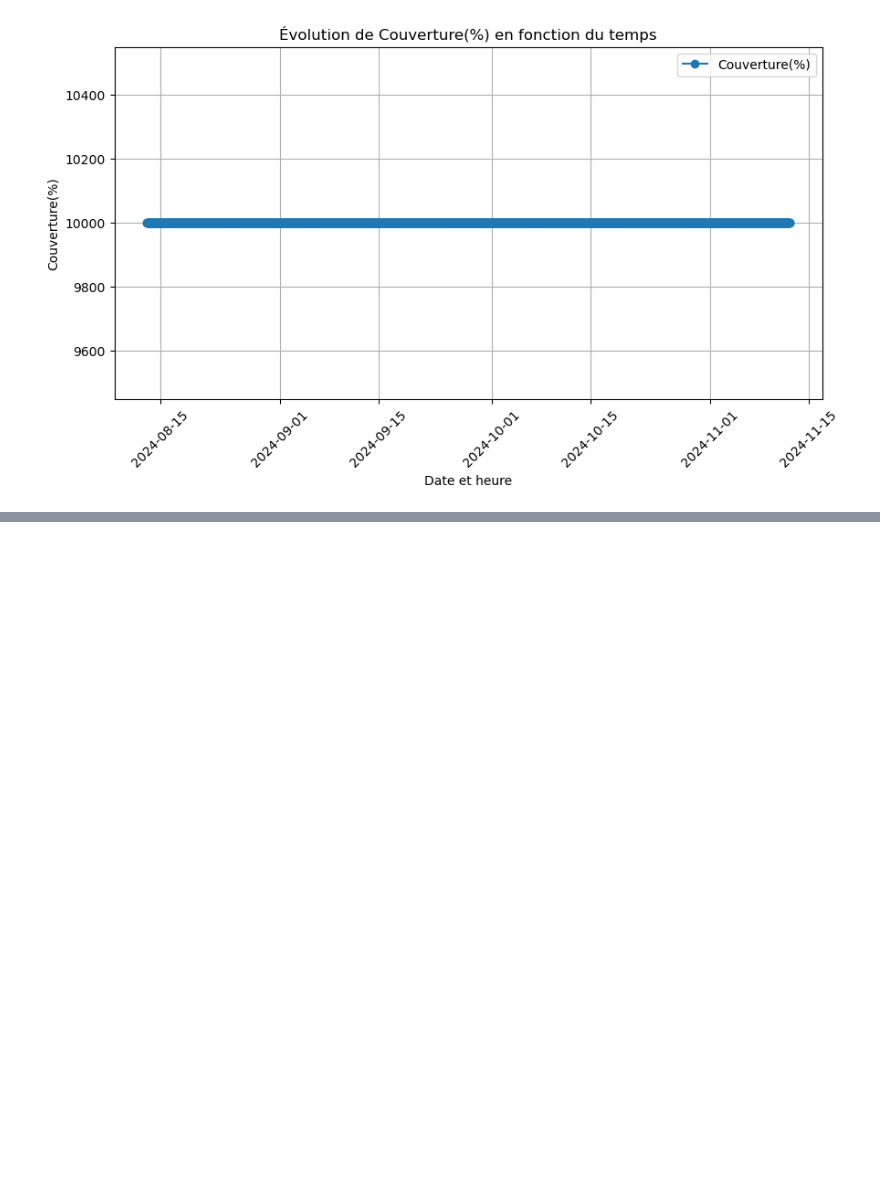
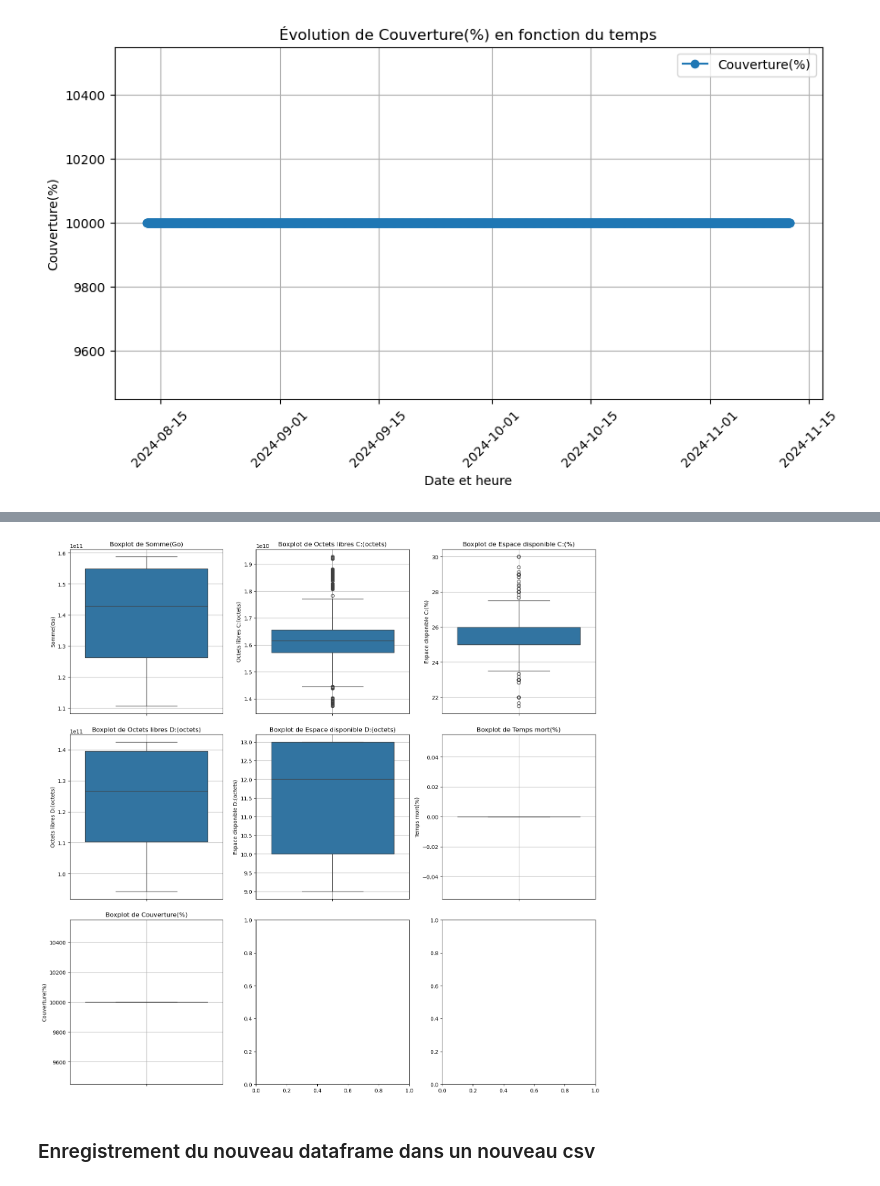
Before and after one commit to AntoineValette/projet_industriel, a Jupyter notebook: notebook/myreport_espace_disque_full.ipynb, the cells around one changed output, grey strips where cells are left out. Cells and saved outputs as stored; diff of their text form; code cells hidden in the pictures; blank space fills up the shorter version.

```diff
--- a/notebook/myreport_espace_disque_full.ipynb
+++ b/notebook/myreport_espace_disque_full.ipynb
@@ -217,0 +223,29 @@ for col in df.columns:
+# %%
+# Sélection des colonnes numériques
+numerical_cols = tab.select_dtypes(include=['number']).columns
+
+# Filtre pour exclure les colonnes non pertinentes
+cols_to_plot = [col for col in numerical_cols if col not in excluded_cols]
+
+rows=(math.ceil(len(cols_to_plot)/3))
+# Créer une figure avec 2 lignes et 3 colonnes de sous-graphiques (axes)
+fig, axes = plt.subplots(nrows=rows, ncols=3, figsize=(15, rows*5))
+
+# Convertir "axes" en un tableau 1D pour plus de flexibilité
+axes = axes.flatten()
+
+# Boucler sur les colonnes et tracer un boxplot dans chaque sous-graphique
+for i, col in enumerate(cols_to_plot):
+    sns.boxplot(y=tab[col], ax=axes[i])
+    axes[i].set_title(f"Boxplot de {col}")
+    axes[i].grid()
+
+# Ajuster l'espacement entre les sous-graphiques
+plt.tight_layout()
+
+# Afficher la figure
+plt.show()
+# %% [output]
+[figure, added]
+# %% [markdown]
+### Enregistrement du nouveau dataframe dans un nouveau csv
```
Also changed, not shown: parts of 4 cells of this notebook.
